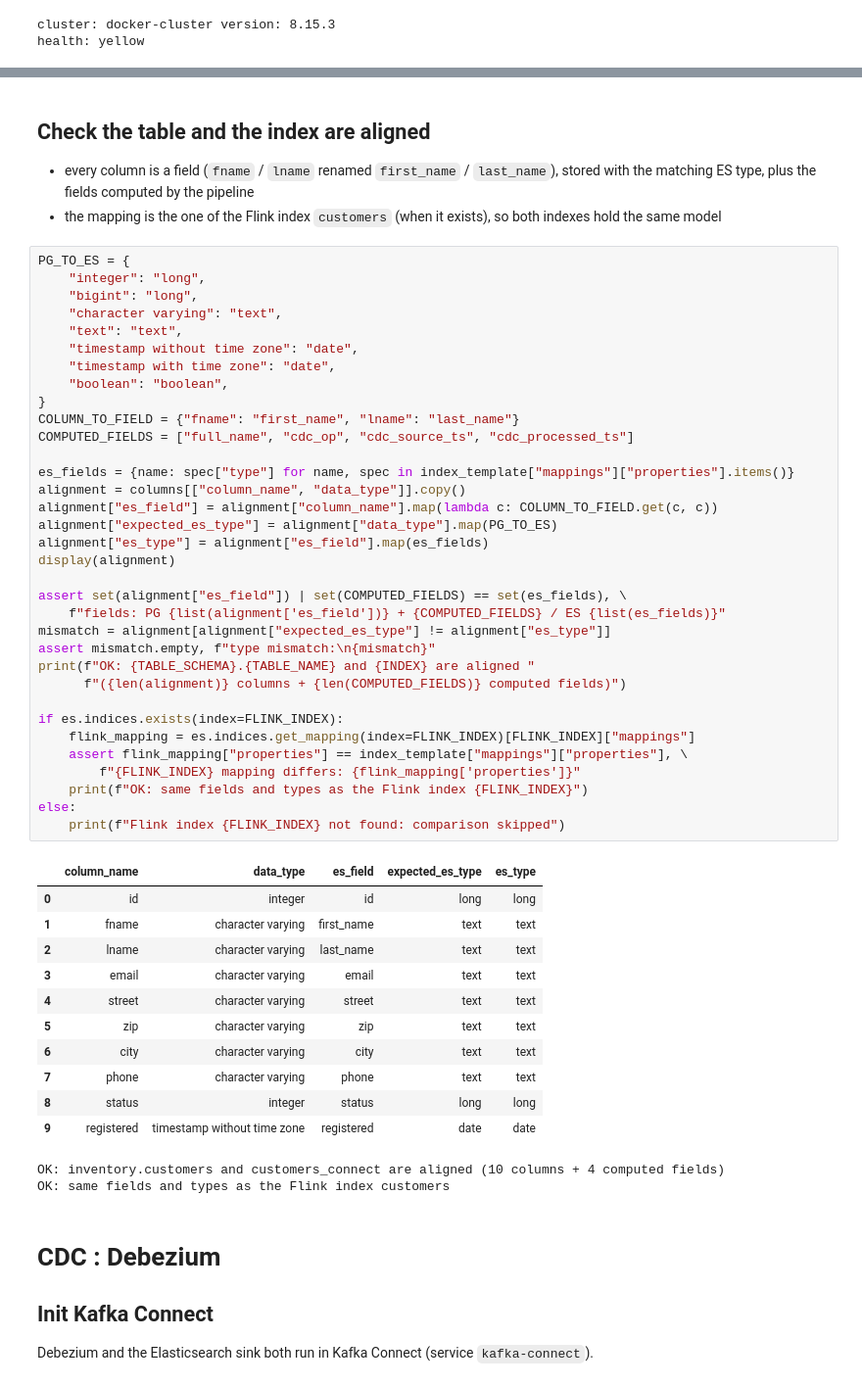
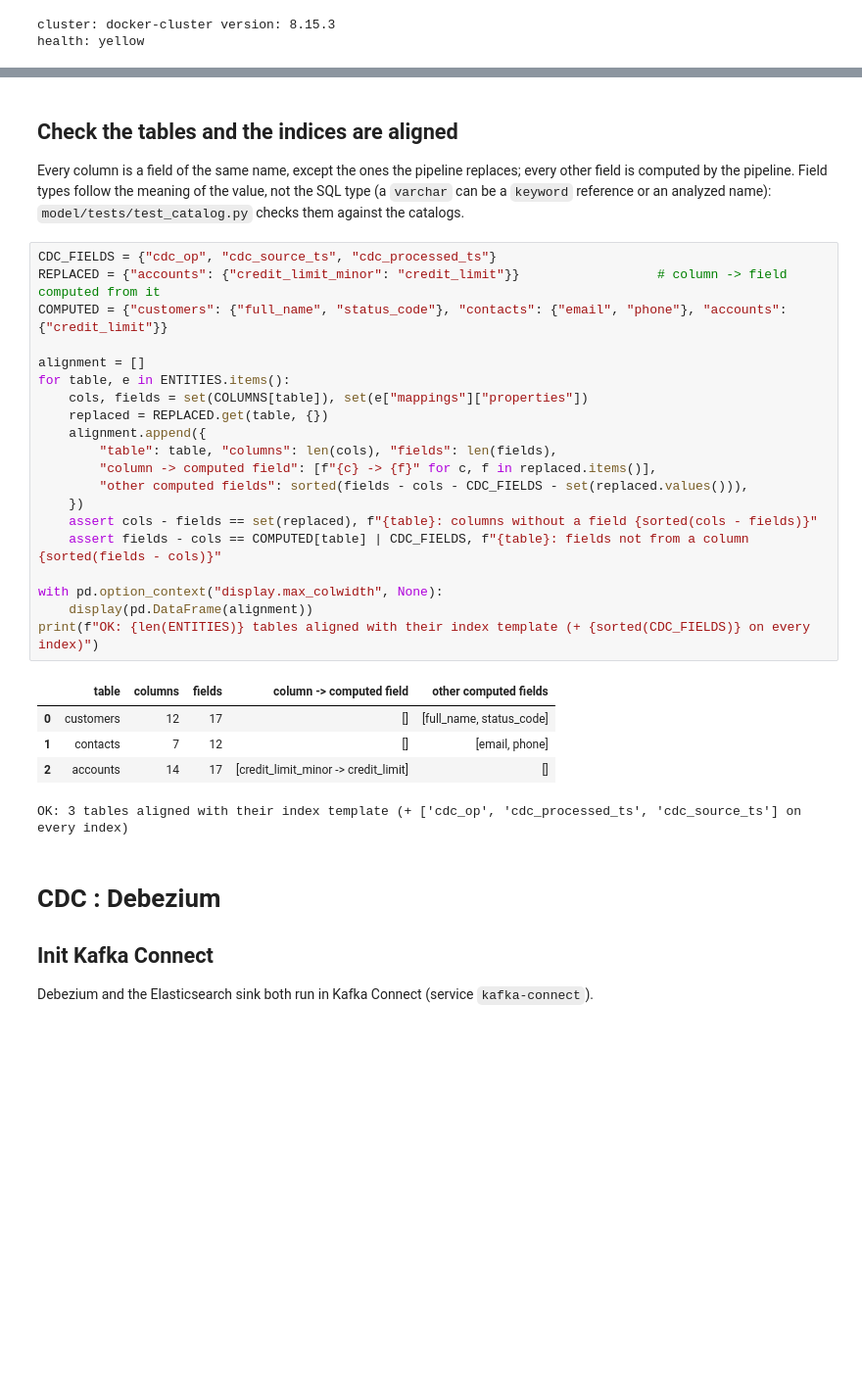
Before and after one commit to frtu/vm, a Jupyter notebook: docker/data-pipeline/notebooks/CDC to ES.ipynb, the cells around one changed output, grey strips where cells are left out. Shown at 98% size. Cells and saved outputs as stored; diff of their text form; blank space fills up the shorter version.

```diff
--- a/docker/data-pipeline/notebooks/CDC to ES.ipynb
+++ b/docker/data-pipeline/notebooks/CDC to ES.ipynb
@@ -273,58 +333,36 @@ OK: customers_connect mapping matches customer_index_template.json, default_pipe
 # %% [markdown]
-## Check the table and the index are aligned
+## Check the tables and the indices are aligned
 
-* every column is a field (`fname` / `lname` renamed `first_name` / `last_name`), stored with
-  the matching ES type, plus the fields computed by the pipeline
-* the mapping is the one of the Flink index `customers` (when it exists), so both indexes
-  hold the same model
+Every column is a field of the same name, except the ones the pipeline replaces; every other field
+is computed by the pipeline. Field types follow the meaning of the value, not the SQL type (a
+`varchar` can be a `keyword` reference or an analyzed name): `model/tests/test_catalog.py` checks
+them against the catalogs.
 # %%
-PG_TO_ES = {
-    "integer": "long",
-    "bigint": "long",
-    "character varying": "text",
-    "text": "text",
-    "timestamp without time zone": "date",
-    "timestamp with time zone": "date",
-    "boolean": "boolean",
-}
-COLUMN_TO_FIELD = {"fname": "first_name", "lname": "last_name"}
-COMPUTED_FIELDS = ["full_name", "cdc_op", "cdc_source_ts", "cdc_processed_ts"]
+CDC_FIELDS = {"cdc_op", "cdc_source_ts", "cdc_processed_ts"}
+REPLACED = {"accounts": {"credit_limit_minor": "credit_limit"}}                  # column -> field computed from it
+COMPUTED = {"customers": {"full_name", "status_code"}, "contacts": {"email", "phone"}, "accounts": {"credit_limit"}}
 
-es_fields = {name: spec["type"] for name, spec in index_template["mappings"]["properties"].items()}
-alignment = columns[["column_name", "data_type"]].copy()
-alignment["es_field"] = alignment["column_name"].map(lambda c: COLUMN_TO_FIELD.get(c, c))
-alignment["expected_es_type"] = alignment["data_type"].map(PG_TO_ES)
-alignment["es_type"] = alignment["es_field"].map(es_fields)
-display(alignment)
+alignment = []
+for table, e in ENTITIES.items():
+    cols, fields = set(COLUMNS[table]), set(e["mappings"]["properties"])
+    replaced = REPLACED.get(table, {})
+    alignment.append({
+        "table": table, "columns": len(cols), "fields": len(fields),
+        "column -> computed field": [f"{c} -> {f}" for c, f in replaced.items()],
+        "other computed fields": sorted(fields - cols - CDC_FIELDS - set(replaced.values())),
+    })
+    assert cols - fields == set(replaced), f"{table}: columns without a field {sorted(cols - fields)}"
+    assert fields - cols == COMPUTED[table] | CDC_FIELDS, f"{table}: fields not from a column {sorted(fields - cols)}"
 
-assert set(alignment["es_field"]) | set(COMPUTED_FIELDS) == set(es_fields), \
-    f"fields: PG {list(alignment['es_field'])} + {COMPUTED_FIELDS} / ES {list(es_fields)}"
-mismatch = alignment[alignment["expected_es_type"] != alignment["es_type"]]
-assert mismatch.empty, f"type mismatch:\n{mismatch}"
-print(f"OK: {TABLE_SCHEMA}.{TABLE_NAME} and {INDEX} are aligned "
-      f"({len(alignment)} columns + {len(COMPUTED_FIELDS)} computed fields)")
-
-if es.indices.exists(index=FLINK_INDEX):
-    flink_mapping = es.indices.get_mapping(index=FLINK_INDEX)[FLINK_INDEX]["mappings"]
-    assert flink_mapping["properties"] == index_template["mappings"]["properties"], \
-        f"{FLINK_INDEX} mapping differs: {flink_mapping['properties']}"
-    print(f"OK: same fields and types as the Flink index {FLINK_INDEX}")
-else:
-    print(f"Flink index {FLINK_INDEX} not found: comparison skipped")
+with pd.option_context("display.max_colwidth", None):
+    display(pd.DataFrame(alignment))
+print(f"OK: {len(ENTITIES)} tables aligned with their index template (+ {sorted(CDC_FIELDS)} on every index)")
 # %% [output]
-|  | column_name | data_type | es_field | expected_es_type | es_type |
-| 0 | id | integer | id | long | long |
-| 1 | fname | character varying | first_name | text | text |
-| 2 | lname | character varying | last_name | text | text |
-| 3 | email | character varying | email | text | text |
-| 4 | street | character varying | street | text | text |
-| 5 | zip | character varying | zip | text | text |
-| 6 | city | character varying | city | text | text |
-| 7 | phone | character varying | phone | text | text |
-| 8 | status | integer | status | long | long |
-| 9 | registered | timestamp without time zone | registered | date | date |
+|  | table | columns | fields | column -> computed field | other computed fields |
+| 0 | customers | 12 | 17 | [] | [full_name, status_code] |
+| 1 | contacts | 7 | 12 | [] | [email, phone] |
+| 2 | accounts | 14 | 17 | [credit_limit_minor -> credit_limit] | [] |
-OK: inventory.customers and customers_connect are aligned (10 columns + 4 computed fields)
-OK: same fields and types as the Flink index customers
+OK: 3 tables aligned with their index template (+ ['cdc_op', 'cdc_processed_ts', 'cdc_source_ts'] on every index)
 # %% [markdown]
 # CDC : Debezium
 
```
Also changed, not shown: parts of 32 cells of this notebook, 1 other file.
